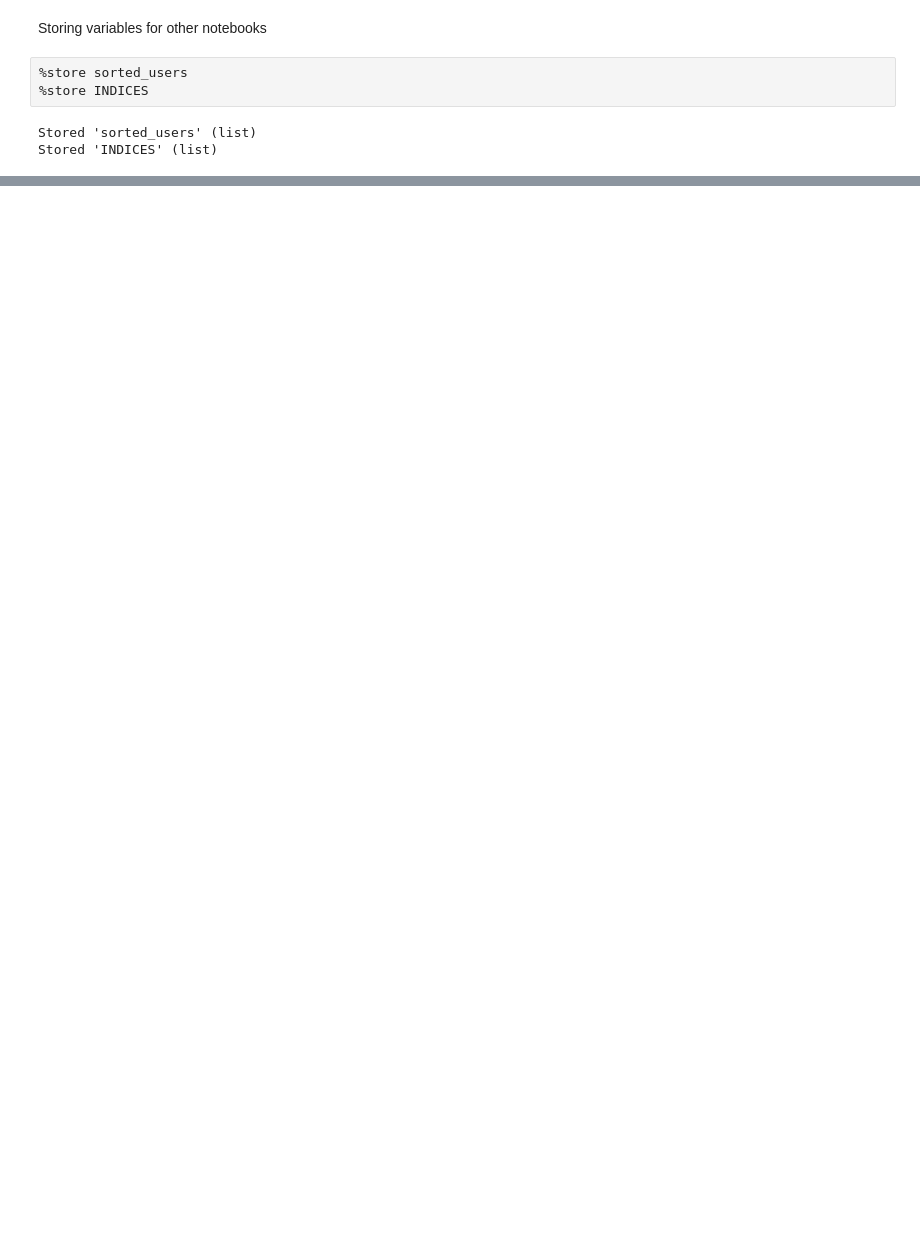
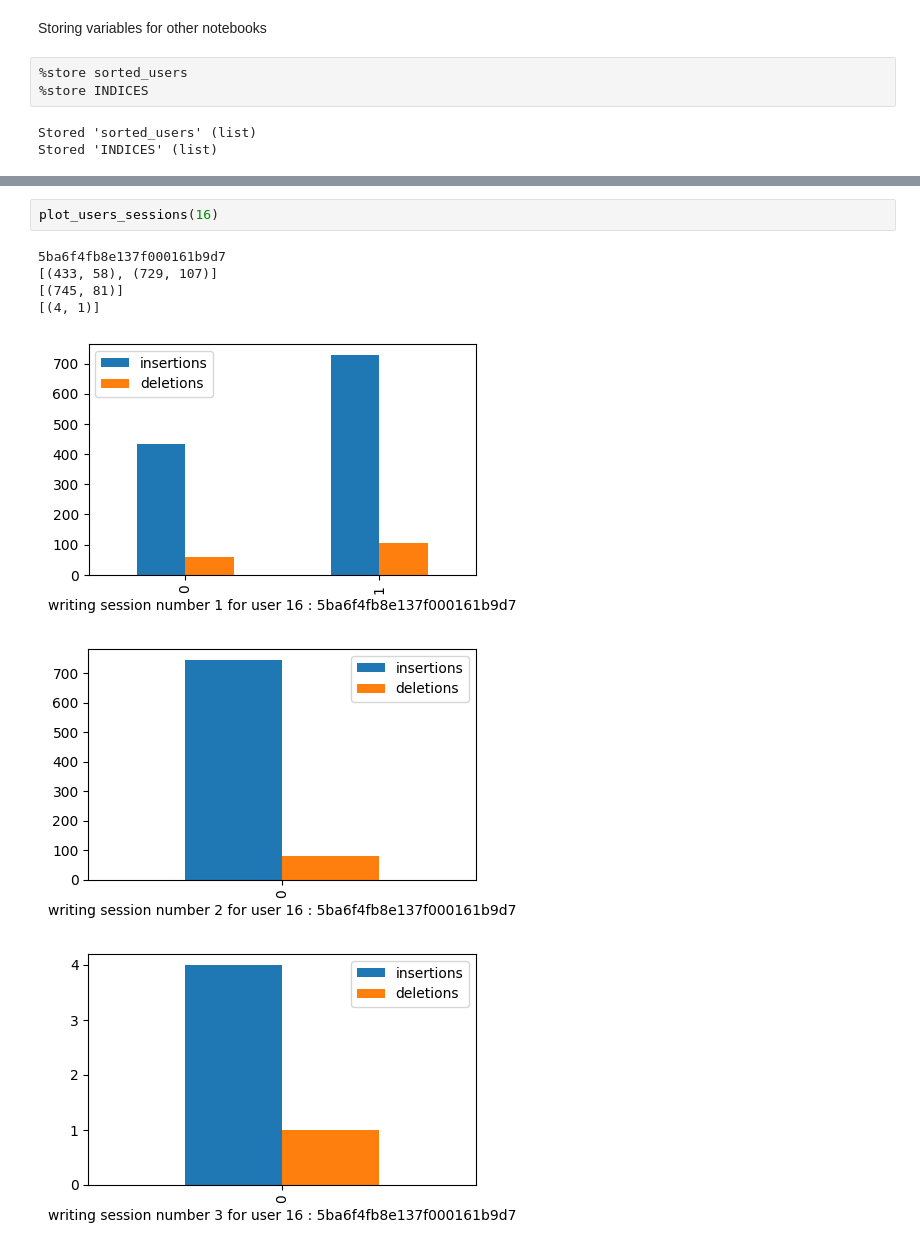
Before and after one commit to lucamouchel/Understanding-Revision-Behavior, a Jupyter notebook: InsertsDelComparisons.ipynb, the cells around one changed output, grey strips where cells are left out. Cells and saved outputs as stored; diff of their text form; blank space fills up the shorter version.

```diff
--- a/InsertsDelComparisons.ipynb
+++ b/InsertsDelComparisons.ipynb
@@ -519,0 +560,10 @@ Stored 'INDICES' (list)
+# %%
+plot_users_sessions(16)
+# %% [output]
+5ba6f4fb8e137f000161b9d7
+[(433, 58), (729, 107)]
+[(745, 81)]
+[(4, 1)]
+[figure, added]
+[figure, added]
+[figure, added]
```
Also changed, not shown: parts of 10 cells of this notebook, 15 other files.
